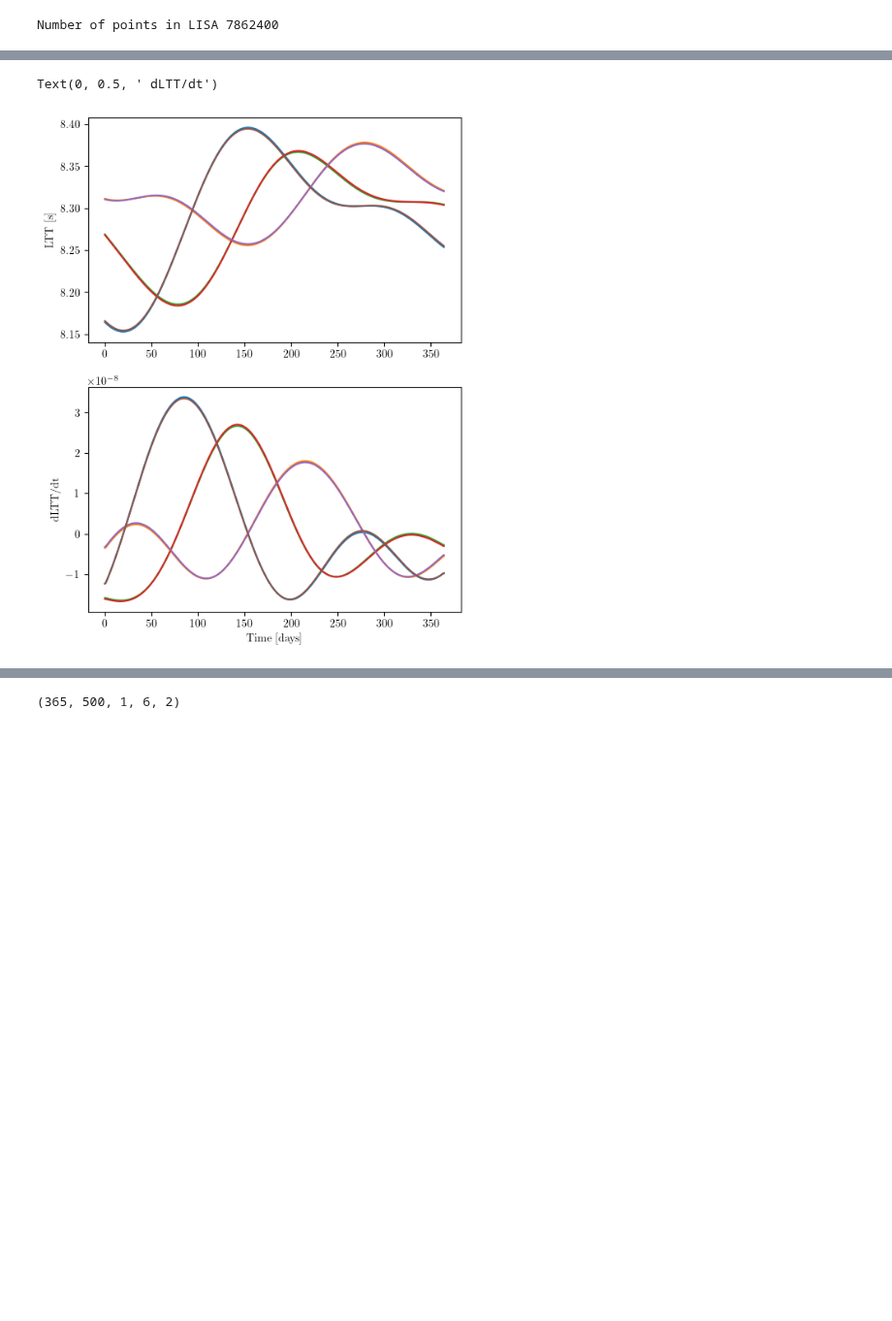
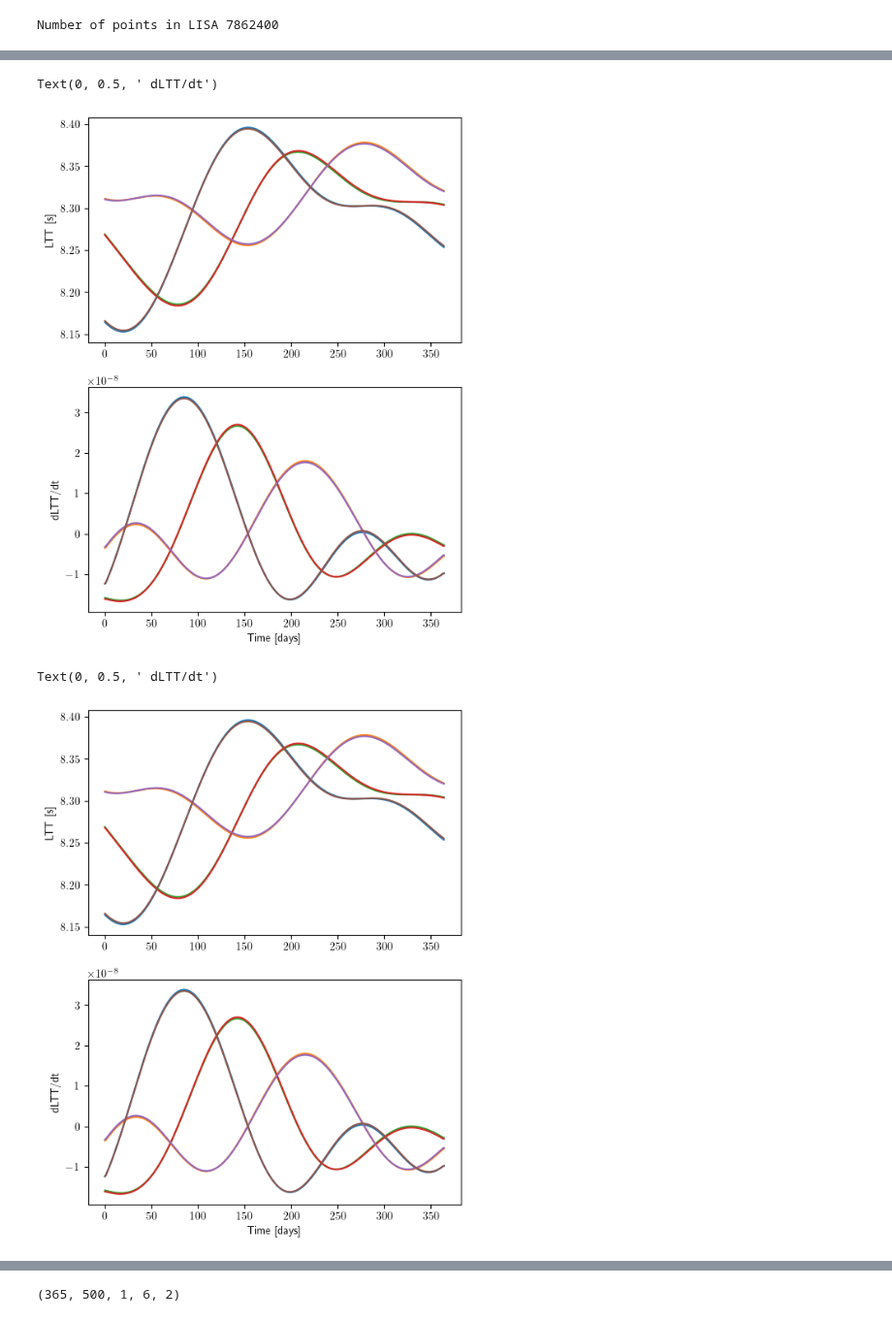
Before and after one commit to lorenzsp/ResponseRequirements, a Jupyter notebook: ResponseExploration.ipynb, the cells around one changed output, grey strips where cells are left out. Shown at 97% size. Saved outputs shown, nothing was run; the diff lists cells and outputs as text; code cells hidden in the pictures; blank space fills up the shorter version.

```diff
--- a/ResponseExploration.ipynb
+++ b/ResponseExploration.ipynb
@@ -41,5 +65,10 @@ orbits = InterpolatedOrbits(t_orb, x_orb,
                                 spacecraft_velocities=v_orb,
                                 ltts=ltts_median,
                                 interp_order=3)
+
+perturbed = InterpolatedOrbits(t_orb, x_orb_dataset[0],  # Perturbation of 1 mm in position
+                                spacecraft_velocities=v_orb_dataset[0],
+                                ltts=ltts_dataset[0],
+                                interp_order=3)
 # %%
 array_ltts = np.arange(0,365,1) * 86400.0
@@ -52,6 +80,7 @@ Number of points in LISA 7862400
 # %%
 ltts      = orbits.compute_ltt(t=array_ltts)
 positions = orbits.compute_position(t=array_ltts)
+velocities = orbits.compute_velocity(t=array_ltts)
 
 _, axes = plt.subplots(2, 1,figsize=(6,8))
 for index, link in enumerate(LINKS):
@@ -63,4 +92,20 @@ axes[0].set_ylabel('LTT [s]')
 axes[1].set_ylabel(' dLTT/dt')
 # %% [output]
 Text(0, 0.5, ' dLTT/dt')
-[figure, old version]
+[figure, new version]
+# %%
+ltts_perturbed      = perturbed.compute_ltt(t=array_ltts)
+positions_perturbed = perturbed.compute_position(t=array_ltts)
+velocities_perturbed = perturbed.compute_velocity(t=array_ltts)
+
+_, axes = plt.subplots(2, 1,figsize=(6,8))
+for index, link in enumerate(LINKS):
+    axes[0].plot(array_ltts/86400, ltts_perturbed[:, index], label=link)
+    axes[1].plot(array_ltts/86400, np.gradient(ltts_perturbed[:, index], array_ltts), label=link)
+
+plt.xlabel('Time [days]')
+axes[0].set_ylabel('LTT [s]')
+axes[1].set_ylabel(' dLTT/dt')
+# %% [output]
+Text(0, 0.5, ' dLTT/dt')
+[figure, added]
```
Also changed, not shown: parts of 22 cells of this notebook, 4 other files.
